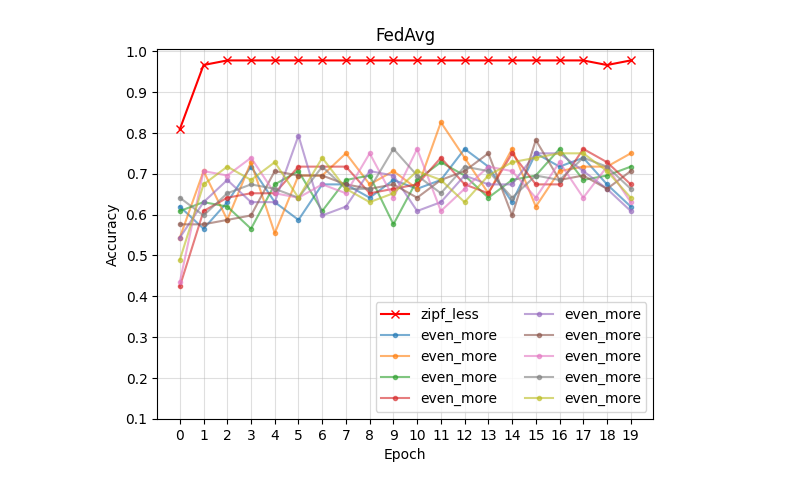
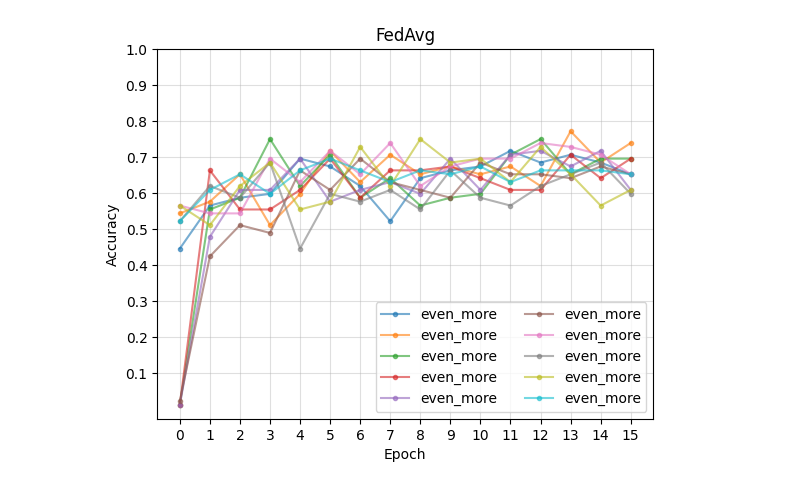
Before and after one commit to csci8980/fl, a Jupyter notebook: plot.ipynb, the cells around one changed output. Cells and saved outputs as stored; diff of their text form; code cells hidden in the pictures.

```diff
--- a/plot.ipynb
+++ b/plot.ipynb
@@ -1,27 +1,27 @@
 # %%
 import pandas as pd
 import matplotlib.pyplot as plt
 
-title = 'FedAvg_13_22_18'
+title = 'FedAvg_13_52_11'
 
 df = pd.read_csv(f'{title}.csv')
 
 epoch = df.shape[1] - 5
 client = len(df)
 for c in range(client):
     c_label = f'{df.at[c, "label_dist"]}_{df.at[c, "data_count"]}'
     if df.at[c, "label_dist"] == 'zipf':
         plt.plot(range(epoch), df.loc[c, [str(i) for i in range(epoch)]], 'x-r', alpha=1, label=c_label)
     else:
         plt.plot(range(epoch), df.loc[c, [str(i) for i in range(epoch)]], '.-', alpha=0.6, label=c_label)
 
 plt.grid(alpha=0.4)
 plt.legend(loc='lower right', ncols=2)
 plt.xlabel('Epoch')
 plt.ylabel('Accuracy')
 plt.xticks([i for i in range(epoch)])
 plt.yticks([0.1, 0.2, 0.3, 0.4, 0.5, 0.6, 0.7, 0.8, 0.9, 1.0])
 plt.title('FedAvg')
 plt.savefig(f'{title}.png', dpi=360)
 # %% [output]
-[figure, old version]
+[figure, new version]
```
Also changed, not shown: 1 other file.
